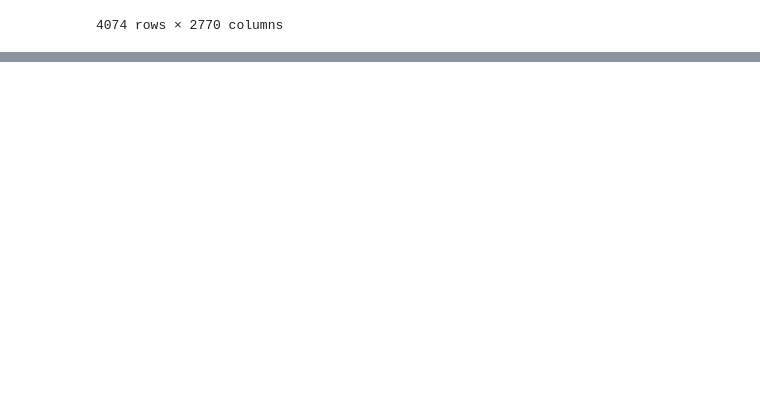
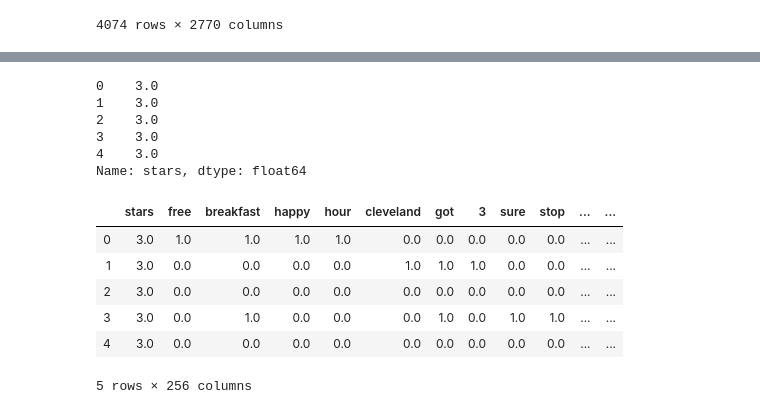
Before and after one commit to cocofreefarm/Module3, a Jupyter notebook: Data/Module 3 Data Cleaning.ipynb, the cells around one changed output, grey strips where cells are left out. Cells and saved outputs as stored; diff of their text form; code cells hidden in the pictures; blank space fills up the shorter version.

Commit message:
adding tip text embedding dataset

```diff
--- a/Data/Module 3 Data Cleaning.ipynb
+++ b/Data/Module 3 Data Cleaning.ipynb
@@ -147,0 +196,10 @@ df.to_csv('df.csv')
+# %%
+Hotel_tip = Hotel_tip.drop(columns=['business_id', 'name_x', 'address', 'city', 'state', 'postal_code',
+       'latitude', 'longitude', 'review_count_x', 'is_open',
+       'attributes', 'categories', 'hours', 'user_id', 'name_y',
+       'review_count_y', 'yelping_since', 'useful', 'funny', 'cool', 'elite',
+       'friends', 'fans', 'average_stars', 'compliment_hot', 'compliment_more',
+       'compliment_profile', 'compliment_cute', 'compliment_list',
+       'compliment_note', 'compliment_plain', 'compliment_cool',
+       'compliment_funny', 'compliment_writer', 'compliment_photos', 'date', 'compliment_count'])
+Hotel_tip.head()
@@ -147,0 +213,3 @@ df.to_csv('df.csv')
+# %%
+Hotel_tip = Hotel_tip.dropna()
+Hotel_tip.head()
@@ -147,0 +223,21 @@ df.to_csv('df.csv')
+# %%
+text_tip = list(Hotel_tip.text)
+text_tip = [a.lower() for a in text_tip]
+text_tip = ["".join([char for char in a if char not in string.punctuation]) for a in text_tip]
+words_tip = [nltk.word_tokenize(a) for a in text_tip]
+from nltk.corpus import stopwords
+stop_words = stopwords.words('english')
+filtered_words_tip = [[word for word in a if word not in stop_words] for a in words_tip]
+from nltk.stem import WordNetLemmatizer
+lmtzr = WordNetLemmatizer()
+lemmatized_words_tip = [[lmtzr.lemmatize(x) for x in a] for a in filtered_words_tip]
+word_list_tip = list(itertools.chain.from_iterable(lemmatized_words_tip))
+from collections import Counter
+freq_tip = pd.DataFrame.from_dict(Counter(word_list_tip), orient='index')
+freq_tip.sort_values(by=0, ascending=False)
+dictionary_tip = list(freq_tip[freq_tip[0] > 10].index)
+word_embedding_tip = np.zeros([len(lemmatized_words_tip), len(dictionary_tip)])
+for i,x in enumerate(lemmatized_words_tip):
+    for j,y in enumerate(dictionary_tip):
+        word_embedding_tip[i,j] = sum([z == y for z in x])
+word_embedding_tip
@@ -147,0 +252,21 @@ df.to_csv('df.csv')
+# %%
+Tip_star=Hotel_tip.stars
+Tip_star.head()
+# %% [output]
+0    3.0
+1    3.0
+2    3.0
+3    3.0
+4    3.0
+Name: stars, dtype: float64
+# %%
+df_tip = pd.concat([Tip_star, pd.DataFrame(word_embedding_tip, columns=dictionary_tip)], axis=1)
+df_tip.head()
+# %% [output]
+|  | stars | free | breakfast | happy | hour | cleveland | got | 3 | sure | stop | ... | ... |
+| 0 | 3.0 | 1.0 | 1.0 | 1.0 | 1.0 | 0.0 | 0.0 | 0.0 | 0.0 | 0.0 | ... | ... |
+| 1 | 3.0 | 0.0 | 0.0 | 0.0 | 0.0 | 1.0 | 1.0 | 1.0 | 0.0 | 0.0 | ... | ... |
+| 2 | 3.0 | 0.0 | 0.0 | 0.0 | 0.0 | 0.0 | 0.0 | 0.0 | 0.0 | 0.0 | ... | ... |
+| 3 | 3.0 | 0.0 | 1.0 | 0.0 | 0.0 | 0.0 | 1.0 | 0.0 | 1.0 | 1.0 | ... | ... |
+| 4 | 3.0 | 0.0 | 0.0 | 0.0 | 0.0 | 0.0 | 0.0 | 0.0 | 0.0 | 0.0 | ... | ... |
+5 rows × 256 columns
```
Also changed, not shown: parts of 8 cells of this notebook, 4 other files.
